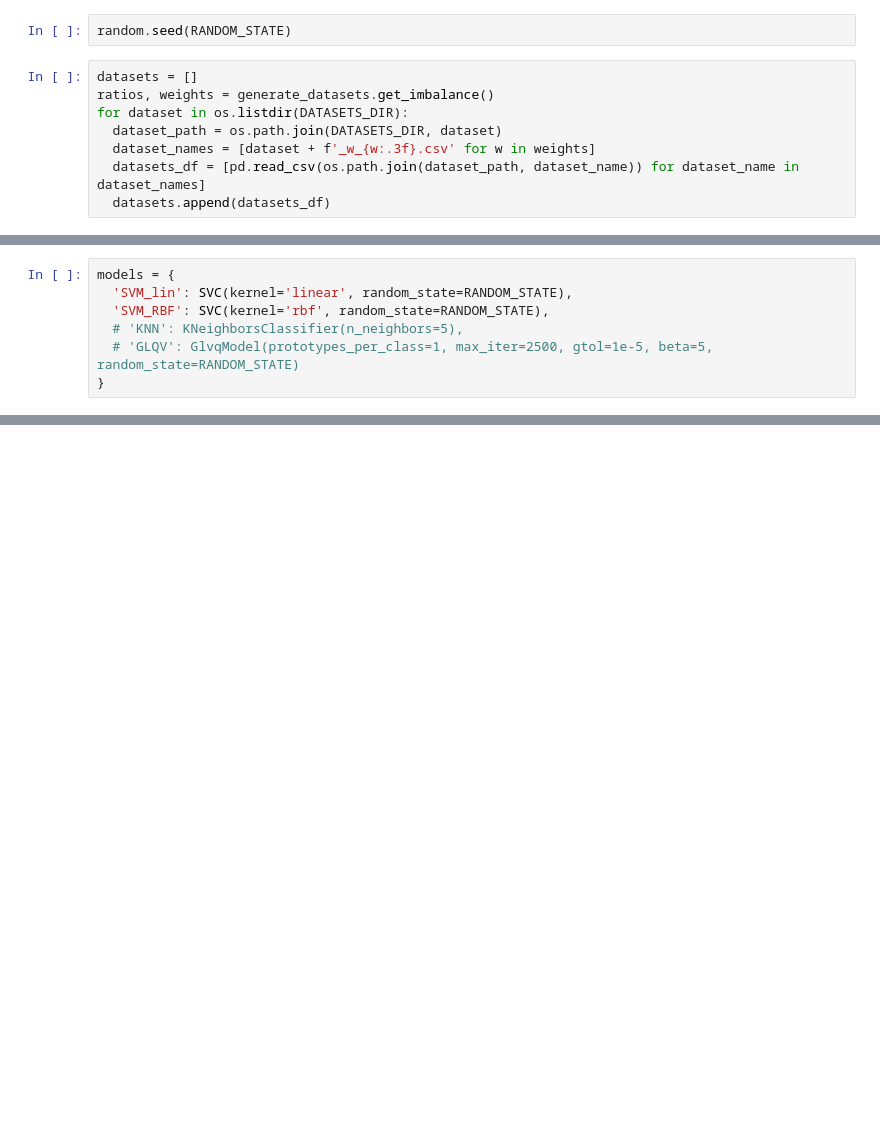
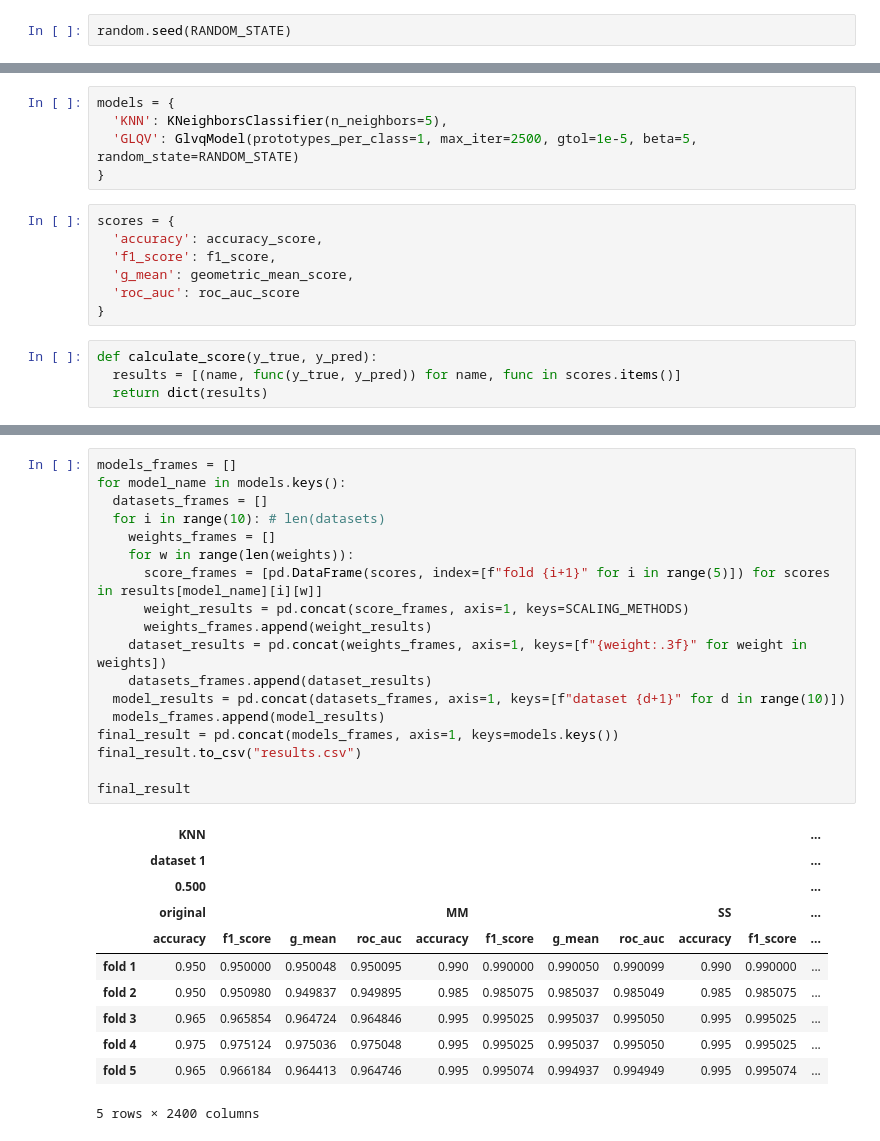
Before and after one commit to ML-techniques-lab/imbalanced-classes-study, a Jupyter notebook: training_models.ipynb, the cells around one changed output, grey strips where cells are left out. Drawn from its saved outputs; the diff is of its cells as text; blank space fills up the shorter version.

Commit message:
generating scaled datasets and experiment script

```diff
--- a/training_models.ipynb
+++ b/training_models.ipynb
@@ -16,10 +23,2 @@ N_FOLDS = 3
 # %%
 random.seed(RANDOM_STATE)
-# %%
-datasets = []
-ratios, weights = generate_datasets.get_imbalance()
-for dataset in os.listdir(DATASETS_DIR):
-  dataset_path = os.path.join(DATASETS_DIR, dataset)
-  dataset_names = [dataset + f'_w_{w:.3f}.csv' for w in weights]
-  datasets_df = [pd.read_csv(os.path.join(dataset_path, dataset_name)) for dataset_name in dataset_names]
-  datasets.append(datasets_df)
@@ -26,10 +41,19 @@ for dataset in os.listdir(DATASETS_DIR):
 # %%
 models = {
-  'SVM_lin': SVC(kernel='linear', random_state=RANDOM_STATE),
-  'SVM_RBF': SVC(kernel='rbf', random_state=RANDOM_STATE),
-  # 'KNN': KNeighborsClassifier(n_neighbors=5),
-  # 'GLQV': GlvqModel(prototypes_per_class=1, max_iter=2500, gtol=1e-5, beta=5, random_state=RANDOM_STATE)
+  'KNN': KNeighborsClassifier(n_neighbors=5),
+  'GLQV': GlvqModel(prototypes_per_class=1, max_iter=2500, gtol=1e-5, beta=5, random_state=RANDOM_STATE)
 }
+# %%
+scores = {
+  'accuracy': accuracy_score,
+  'f1_score': f1_score,
+  'g_mean': geometric_mean_score,
+  'roc_auc': roc_auc_score
+}
+# %%
+def calculate_score(y_true, y_pred):
+  results = [(name, func(y_true, y_pred)) for name, func in scores.items()]
+  return dict(results)
 # %%
 results = {}
 folds = StratifiedKFold(n_splits=N_FOLDS, random_state=RANDOM_STATE, shuffle=True)
@@ -57 +82,31 @@ for name, model in models.items():
     results[name].append(dataset_results)
+# %%
+models_frames = []
+for model_name in models.keys():
+  datasets_frames = []
+  for i in range(10): # len(datasets)
+    weights_frames = []
+    for w in range(len(weights)):
+      score_frames = [pd.DataFrame(scores, index=[f"fold {i+1}" for i in range(5)]) for scores in results[model_name][i][w]]
+      weight_results = pd.concat(score_frames, axis=1, keys=SCALING_METHODS)
+      weights_frames.append(weight_results)
+    dataset_results = pd.concat(weights_frames, axis=1, keys=[f"{weight:.3f}" for weight in weights])
+    datasets_frames.append(dataset_results)
+  model_results = pd.concat(datasets_frames, axis=1, keys=[f"dataset {d+1}" for d in range(10)])
+  models_frames.append(model_results)
+final_result = pd.concat(models_frames, axis=1, keys=models.keys())
+final_result.to_csv("results.csv")
+
+final_result
+# %% [output]
+|  | KNN |  |  |  |  |  |  |  |  |  | ... |
+|  | dataset 1 |  |  |  |  |  |  |  |  |  | ... |
+|  | 0.500 |  |  |  |  |  |  |  |  |  | ... |
+|  | original |  |  |  | MM |  |  |  | SS |  | ... |
+|  | accuracy | f1_score | g_mean | roc_auc | accuracy | f1_score | g_mean | roc_auc | accuracy | f1_score | ... |
+| fold 1 | 0.950 | 0.950000 | 0.950048 | 0.950095 | 0.990 | 0.990000 | 0.990050 | 0.990099 | 0.990 | 0.990000 | ... |
+| fold 2 | 0.950 | 0.950980 | 0.949837 | 0.949895 | 0.985 | 0.985075 | 0.985037 | 0.985049 | 0.985 | 0.985075 | ... |
+| fold 3 | 0.965 | 0.965854 | 0.964724 | 0.964846 | 0.995 | 0.995025 | 0.995037 | 0.995050 | 0.995 | 0.995025 | ... |
+| fold 4 | 0.975 | 0.975124 | 0.975036 | 0.975048 | 0.995 | 0.995025 | 0.995037 | 0.995050 | 0.995 | 0.995025 | ... |
+| fold 5 | 0.965 | 0.966184 | 0.964413 | 0.964746 | 0.995 | 0.995074 | 0.994937 | 0.994949 | 0.995 | 0.995074 | ... |
+5 rows × 2400 columns
```
Also changed, not shown: parts of 5 cells of this notebook, 2 other files.
